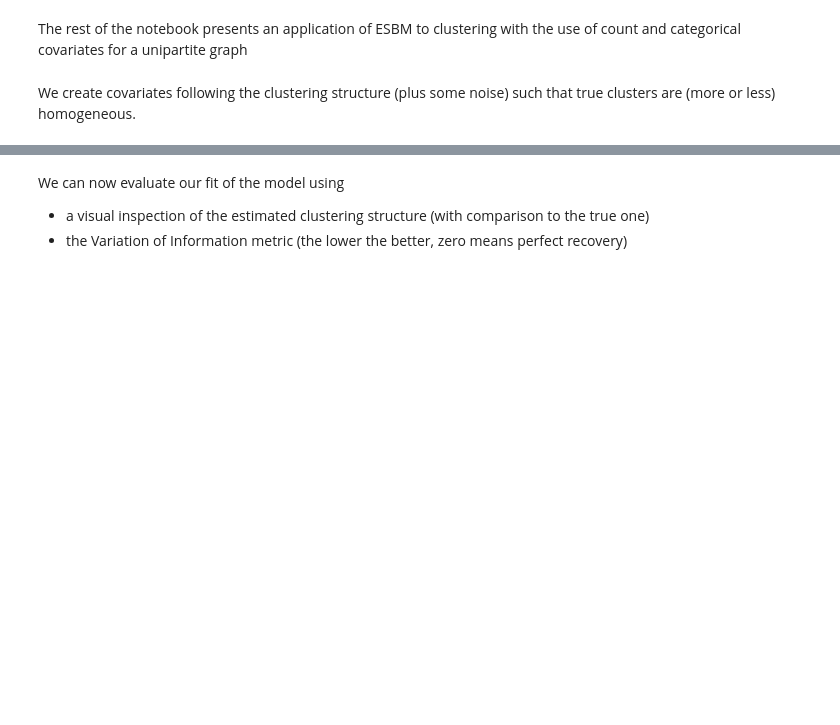
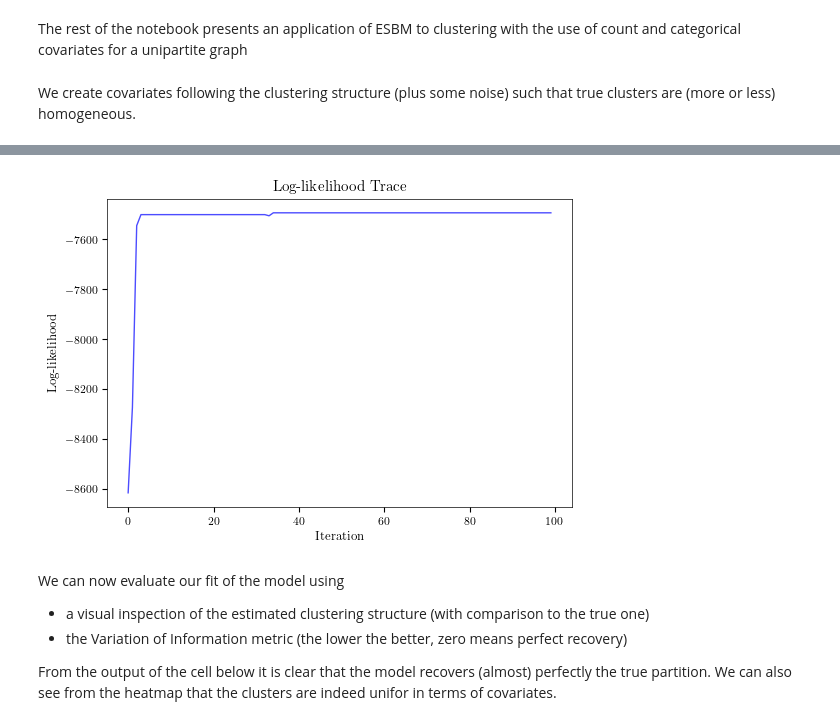
Before and after one commit to lorenzo-costa/pyesbm, a Jupyter notebook: examples/covariates_example.ipynb, the cells around one changed output, grey strips where cells are left out. Cells and saved outputs as stored; diff of their text form; code cells hidden in the pictures; blank space fills up the shorter version.

```diff
--- a/examples/covariates_example.ipynb
+++ b/examples/covariates_example.ipynb
@@ -124,5 +115,11 @@ end llk:  -4188.212793809348
+# %%
+model.plot_trace(start=1)
+# %% [output]
+[figure, added]
 # %% [markdown]
 We can now evaluate our fit of the model using
 - a visual inspection of the estimated clustering structure (with comparison to the true one)
 - the Variation of Information metric (the lower the better, zero means perfect recovery)
+
+From the output of the cell below it is clear that the model recovers (almost) perfectly the true partition. We can also see from the heatmap that the clusters are indeed unifor in terms of covariates.
 # %%
```
Also changed, not shown: parts of 17 cells of this notebook, 2 other files.
